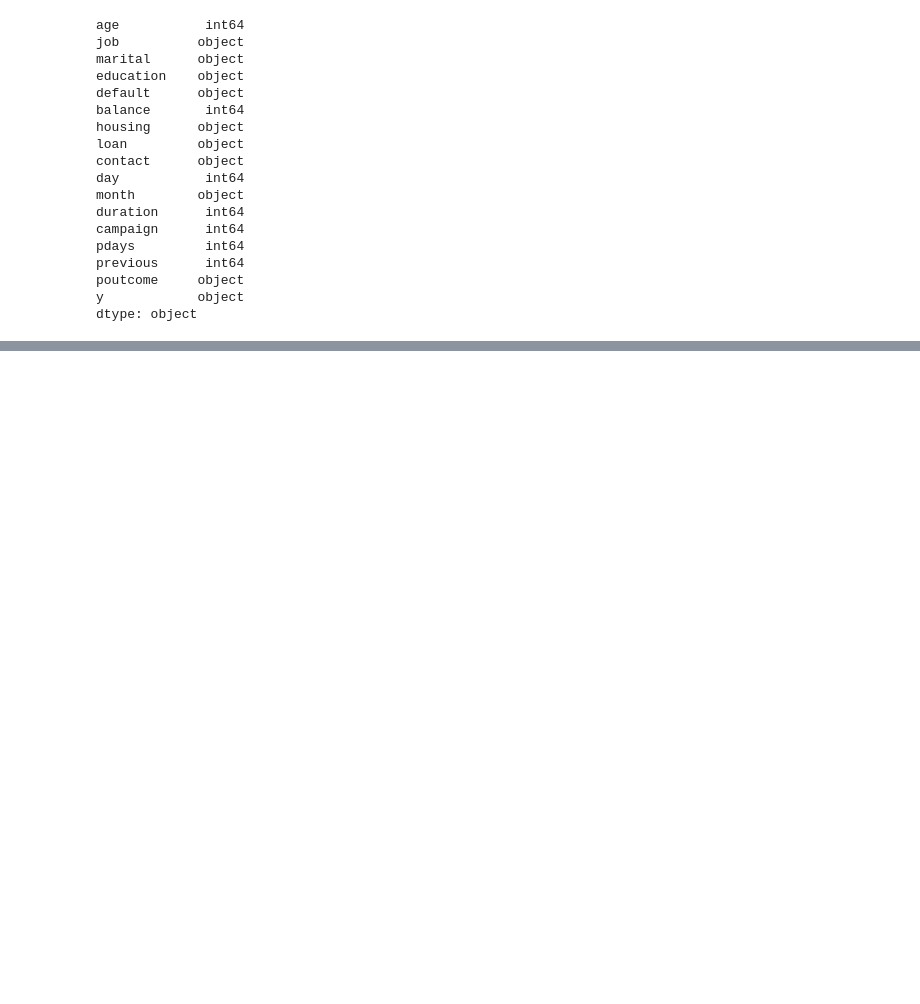
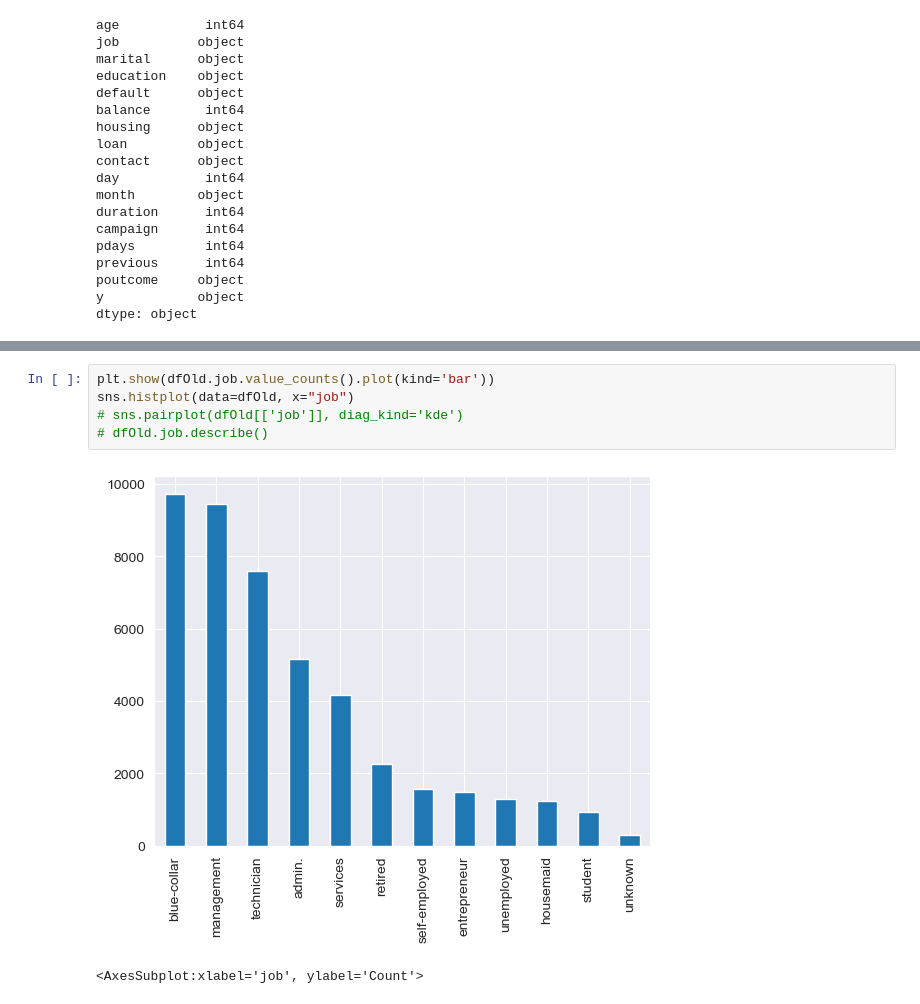
Before and after one commit to mnikolop/case1-bank, a Jupyter notebook: dataInvestigation.ipynb, the cells around one changed output, grey strips where cells are left out. Cells and saved outputs as stored; diff of their text form; blank space fills up the shorter version.

Commit message:
fixing the graphs in the investigation

```diff
--- a/dataInvestigation.ipynb
+++ b/dataInvestigation.ipynb
@@ -153,0 +61,8 @@ dfOld.y.value_counts().plot(kind='bar')
+# %%
+plt.show(dfOld.job.value_counts().plot(kind='bar'))
+sns.histplot(data=dfOld, x="job")
+# sns.pairplot(dfOld[['job']], diag_kind='kde')
+# dfOld.job.describe()
+# %% [output]
+[figure, added]
+<AxesSubplot:xlabel='job', ylabel='Count'>
```
Also changed, not shown: parts of 35 cells of this notebook, 5 other files.
